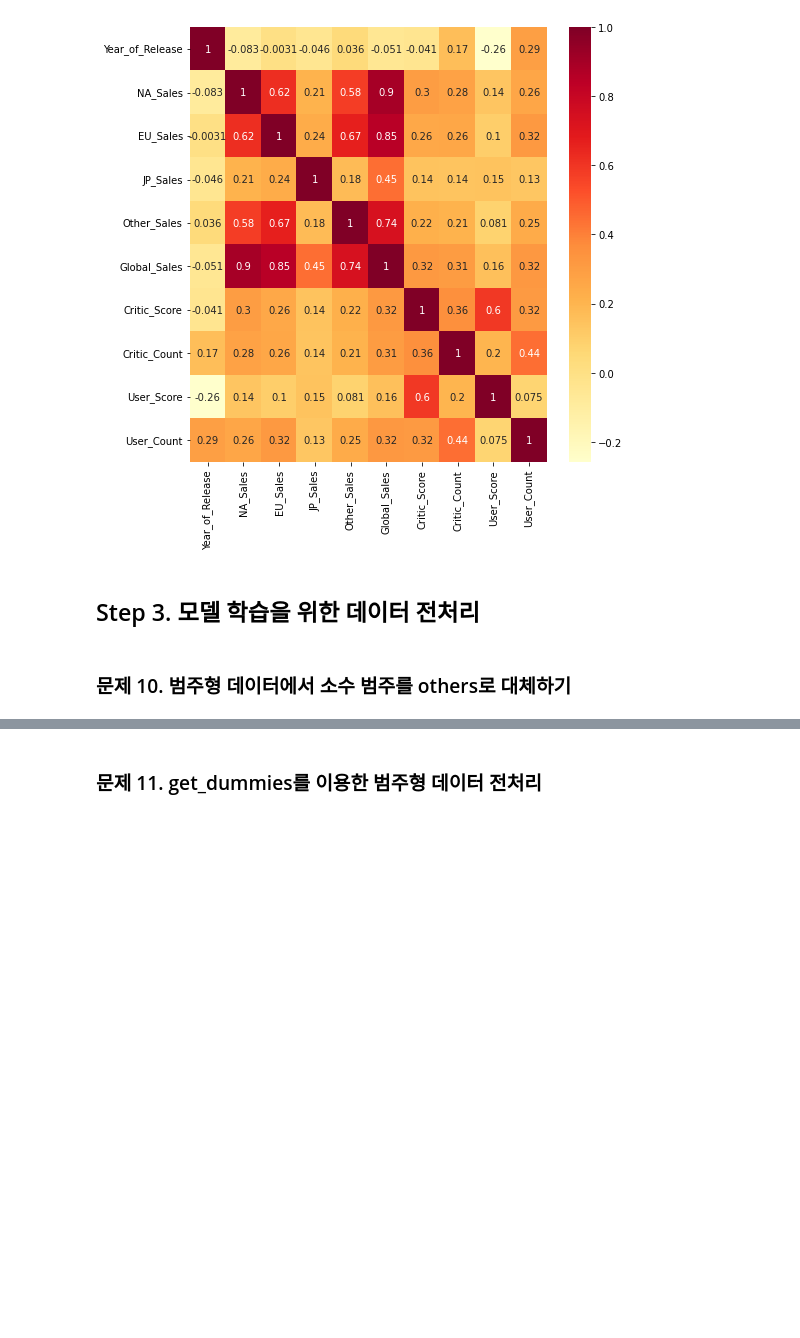
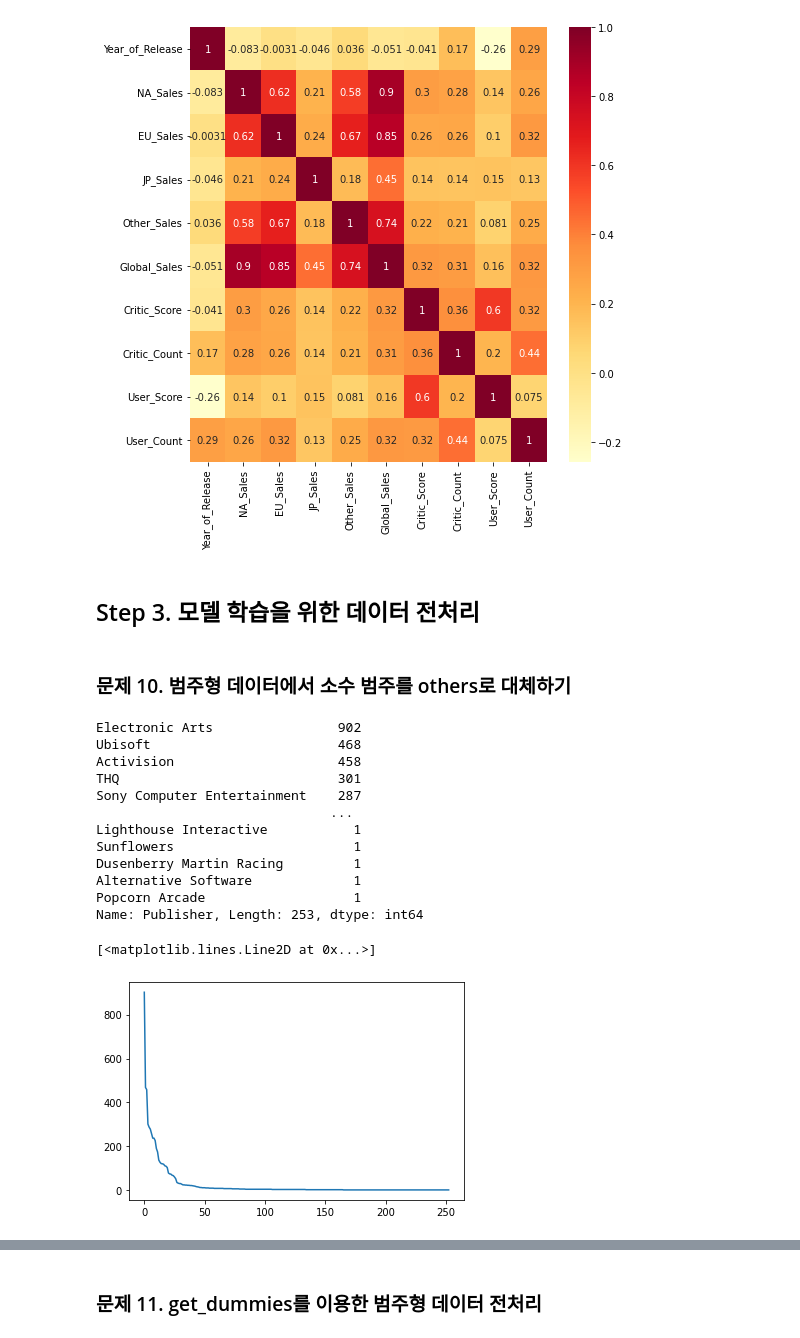
Before and after one commit to samjinwang/machine_learning_300, a Jupyter notebook: part2/chapter4/chapter04.ipynb, the cells around one changed output, grey strips where cells are left out. Drawn from its saved outputs; the diff is of its cells as text; code cells hidden in the pictures; blank space fills up the shorter version.

```diff
--- a/part2/chapter4/chapter04.ipynb
+++ b/part2/chapter4/chapter04.ipynb
@@ -429,3 +428,23 @@ sns.heatmap(df.corr(), annot = True, cmap = 'YlOrRd')
 # %%
 # 범주형 데이터 중 범주가 너무 적은 경우 others 범주로 대체하기
 # Hint) value_counts()를 이용하여 범주별 개수를 확인
+pb = df['Publisher'].value_counts()
+print(pb)
+plt.plot(range(len(pb)),pb)
+#소수 유통사가 장악하고 있는 형세
+#상위 20개 밖에는 other로 묶는다
+# %% [output]
+Electronic Arts                902
+Ubisoft                        468
+Activision                     458
+THQ                            301
+Sony Computer Entertainment    287
+                              ...
+Lighthouse Interactive           1
+Sunflowers                       1
+Dusenberry Martin Racing         1
+Alternative Software             1
+Popcorn Arcade                   1
+Name: Publisher, Length: 253, dtype: int64
+[<matplotlib.lines.Line2D at 0x...>]
+[figure, added]
```
Also changed, not shown: parts of 31 cells of this notebook, 1 other file.
